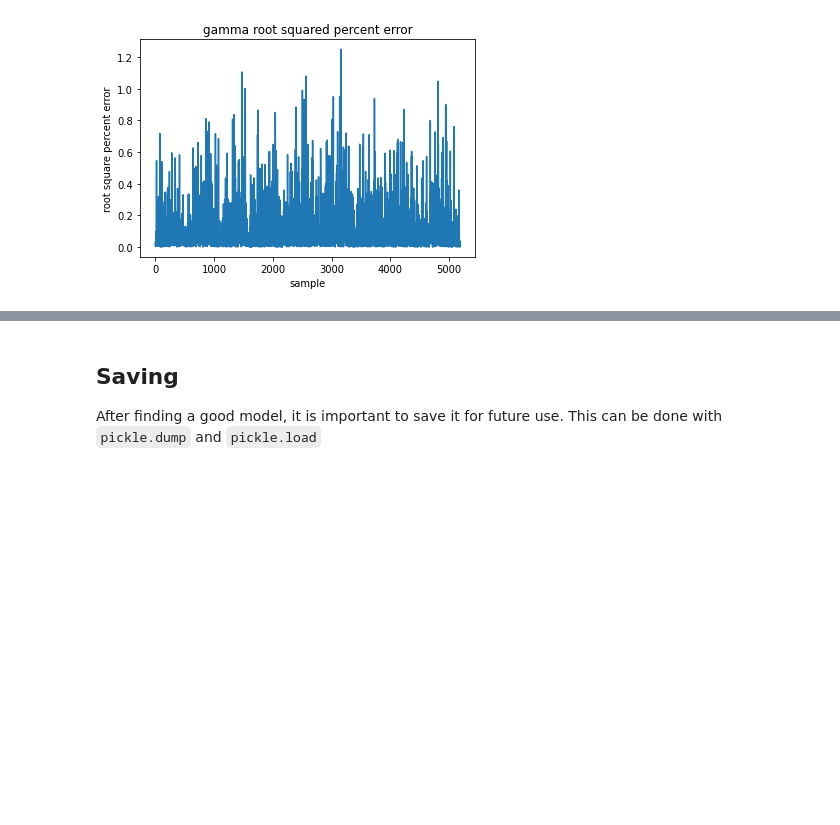
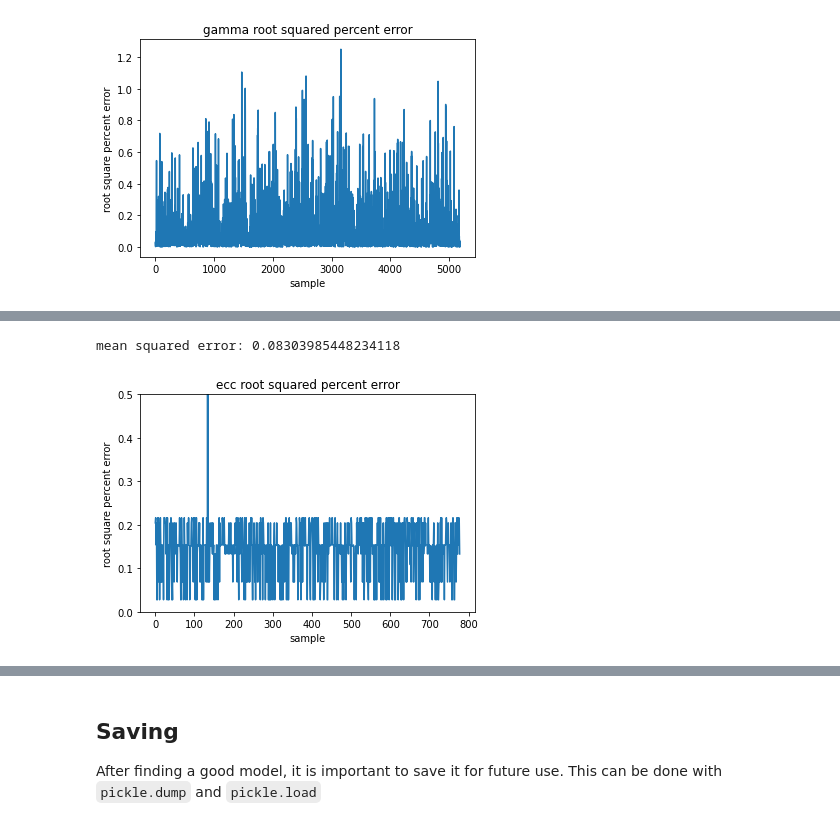
Before and after one commit to waltherwj/FORCE-RECONSTRUCTION-ML-MODEL, a Jupyter notebook: XGBoost_Prototype.ipynb, the cells around one changed output, grey strips where cells are left out. Saved outputs shown, nothing was run; the diff lists cells and outputs as text; code cells hidden in the pictures; blank space fills up the shorter version.

```diff
--- a/XGBoost_Prototype.ipynb
+++ b/XGBoost_Prototype.ipynb
@@ -239,0 +357,8 @@ It is worth it to devote some time to tuning after figuring out the general mode
+# %%
+## getting the rank 2 parameters
+rank = 3
+index_of_rank = int(np.where(model_search.cv_results_['rank_test_score'] == rank)[0]) #gets the index of the chosen rank
+chosen_parameters = model_search.cv_results_['params'][index_of_rank]
+
+## display chosen parameters
+chosen_parameters
@@ -239,0 +373,7 @@ It is worth it to devote some time to tuning after figuring out the general mode
+# %%
+## Creating a model with the best parameters found
+tuned_model = MultiOutputRegressor(xgb.XGBRegressor(objective = 'reg:squarederror'))
+tuned_model.set_params(**chosen_parameters);
+# %%
+## Fitting the new model to the training set
+tuned_model.fit(voltages_train, forces_train)
@@ -239,0 +396,6 @@ It is worth it to devote some time to tuning after figuring out the general mode
+# %%
+## Evaluating the new model's predictions on the test set
+# prediction
+tuned_preds = tuned_model.predict(voltages_test)
+tuned_preds = np.array(tuned_preds)
+tuned_preds
@@ -239,0 +410,18 @@ It is worth it to devote some time to tuning after figuring out the general mode
+# %%
+# the root squared error for ecc
+rse_ecc = np.sqrt((tuned_preds[:,0] - np.array(forces_test['ecc']))**2)
+
+# the squared error percentage compared to the mean
+rse_perc_ecc = (rse_ecc/forces_test['ecc'].mean())*100
+plt.plot(rse_perc_ecc)
+plt.title('ecc root squared percent error')
+plt.ylabel('root square percent error')
+plt.xlabel('sample')
+plt.ylim([0,0.5])
+
+# the mean squared error
+mse_ecc = mean_squared_error(tuned_preds[:,0],np.array(forces_test['ecc']))
+print(f'mean squared error: {mse_ecc}')
+# %% [output]
+mean squared error: 0.08303985448234118
+[figure, added]
```
Also changed, not shown: parts of 25 cells of this notebook.
